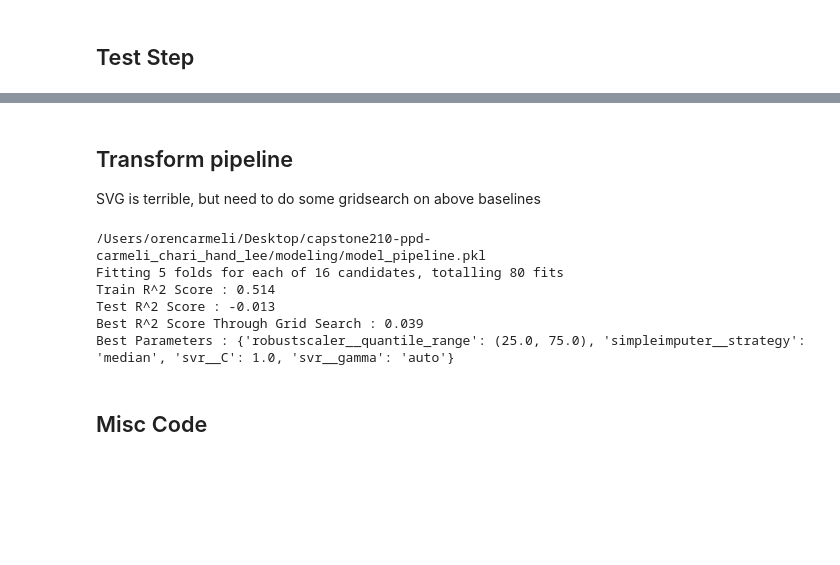
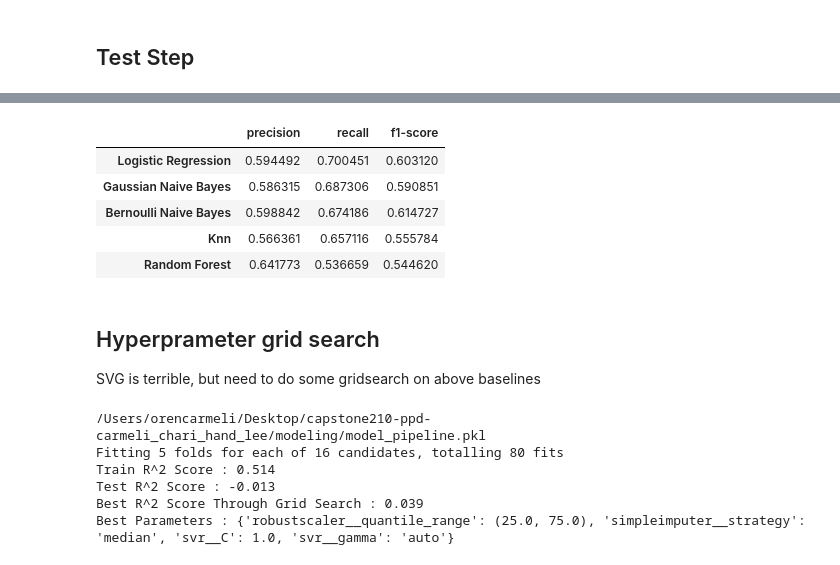
Before and after one commit to orenscarmeli/capstone210-ppd-carmeli_chari_hand_lee, a Jupyter notebook: modeling/initial_modeling.ipynb, the cells around one changed output, grey strips where cells are left out. Saved outputs shown, nothing was run; the diff lists cells and outputs as text; code cells hidden in the pictures; blank space fills up the shorter version.

```diff
--- a/modeling/initial_modeling.ipynb
+++ b/modeling/initial_modeling.ipynb
@@ -332,4 +339,14 @@ Random Forest Confusion Matrix
+# %%
+baseline_model = baseline_models(x_train, y_train, x_test, y_test, do_smote=True)
+baseline_model[['precision','recall','f1-score']]
+# %% [output]
+|  | precision | recall | f1-score |
+| Logistic Regression | 0.594492 | 0.700451 | 0.603120 |
+| Gaussian Naive Bayes | 0.586315 | 0.687306 | 0.590851 |
+| Bernoulli Naive Bayes | 0.598842 | 0.674186 | 0.614727 |
+| Knn | 0.566361 | 0.657116 | 0.555784 |
+| Random Forest | 0.641773 | 0.536659 | 0.544620 |
 # %% [markdown]
-## Transform pipeline
+## Hyperprameter grid search
 SVG is terrible, but need to do some gridsearch on above baselines
 # %%
@@ -361,5 +379,3 @@ Train R^2 Score : 0.514
 Test R^2 Score : -0.013
 Best R^2 Score Through Grid Search : 0.039
 Best Parameters : {'robustscaler__quantile_range': (25.0, 75.0), 'simpleimputer__strategy': 'median', 'svr__C': 1.0, 'svr__gamma': 'auto'}
-# %% [markdown]
-## Misc Code
```
Also changed, not shown: parts of 18 cells of this notebook, 1 other file.
